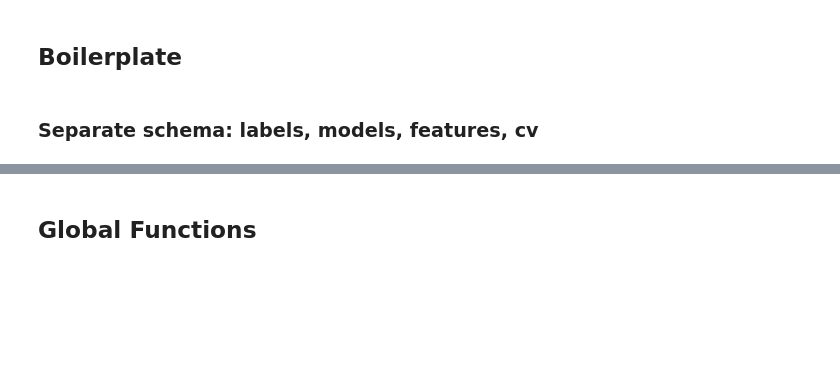
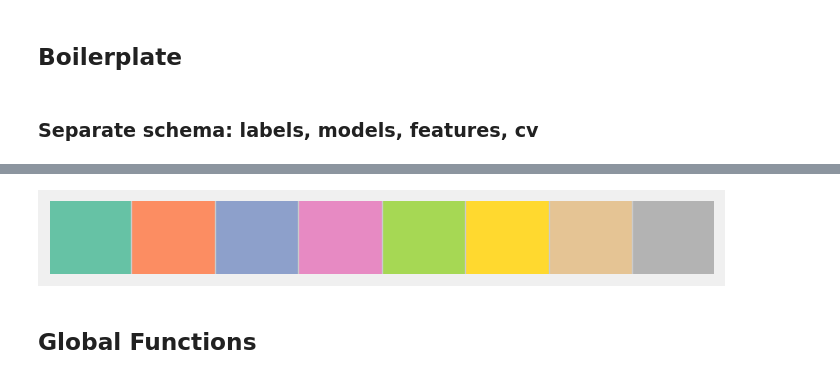
Before and after one commit to joshplotkin/modeling-football-outcomes-2019, a Jupyter notebook: public04_train_score_evaluate_scaffold.ipynb, the cells around one changed output, grey strips where cells are left out. Drawn from its saved outputs; the diff is of its cells as text; code cells hidden in the pictures; blank space fills up the shorter version.

```diff
--- a/public04_train_score_evaluate_scaffold.ipynb
+++ b/public04_train_score_evaluate_scaffold.ipynb
@@ -43,3 +42,11 @@ rcParams['figure.dpi'] = 96
+# %%
+## custom rcParams settings for matplotlib
+import sys
+sys.path.append('../modeling-football-outcomes/config')
+import mpl_style
+colors = rcParams['axes.prop_cycle'].by_key()['color']
+# %% [output]
+[figure, added]
 # %% [markdown]
 ## Global Functions
 # %% [markdown]
```
Also changed, not shown: parts of 12 cells of this notebook, 4 other files.
